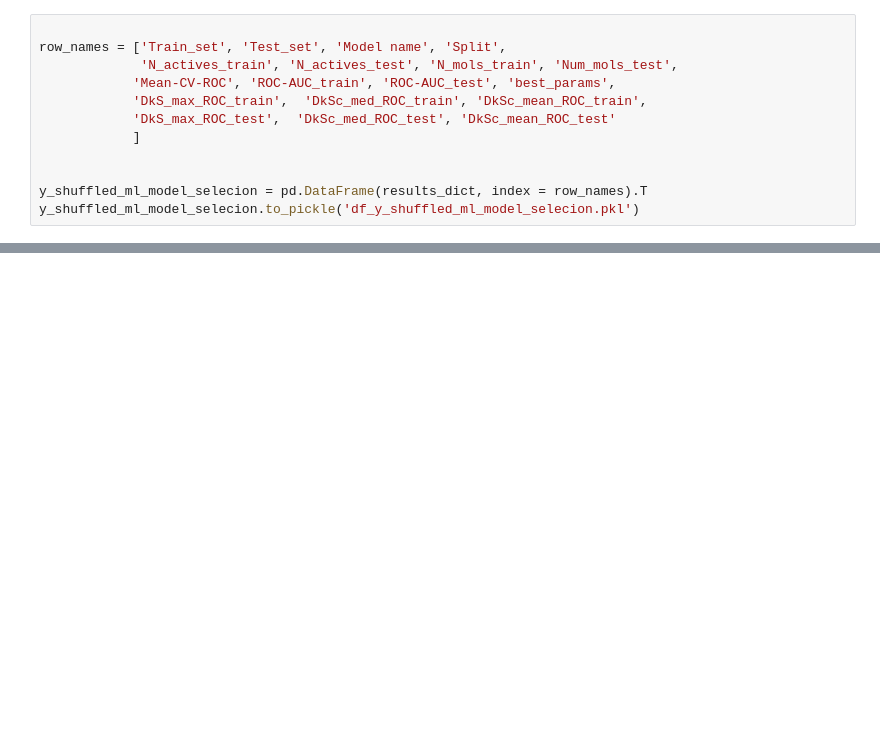
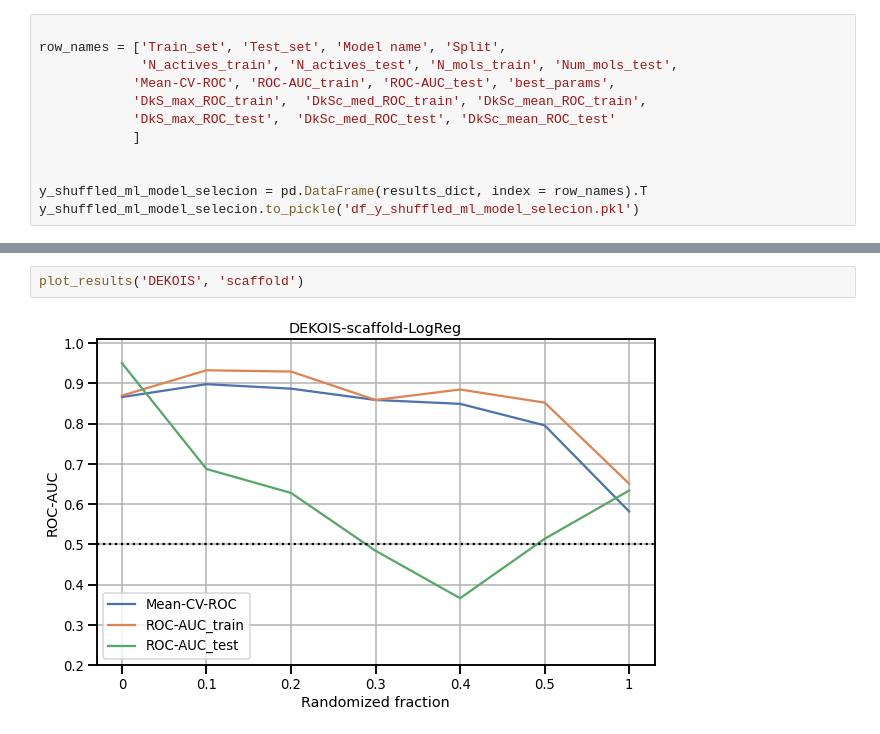
Before and after one commit to jRicciL/FXa-notebooks, a Jupyter notebook: 6_Machine_Learning_Models/4_y_Shuffled_ML_Model_Selection_Grid_Search.ipynb, the cells around one changed output, grey strips where cells are left out. Drawn from its saved outputs; the diff is of its cells as text; blank space fills up the shorter version.

```diff
--- a/6_Machine_Learning_Models/4_y_Shuffled_ML_Model_Selection_Grid_Search.ipynb
+++ b/6_Machine_Learning_Models/4_y_Shuffled_ML_Model_Selection_Grid_Search.ipynb
@@ -685,0 +723,4 @@ y_shuffled_ml_model_selecion
+# %%
+plot_results('DEKOIS', 'scaffold')
+# %% [output]
+[figure, added]
```
Also changed, not shown: parts of 8 cells of this notebook.
